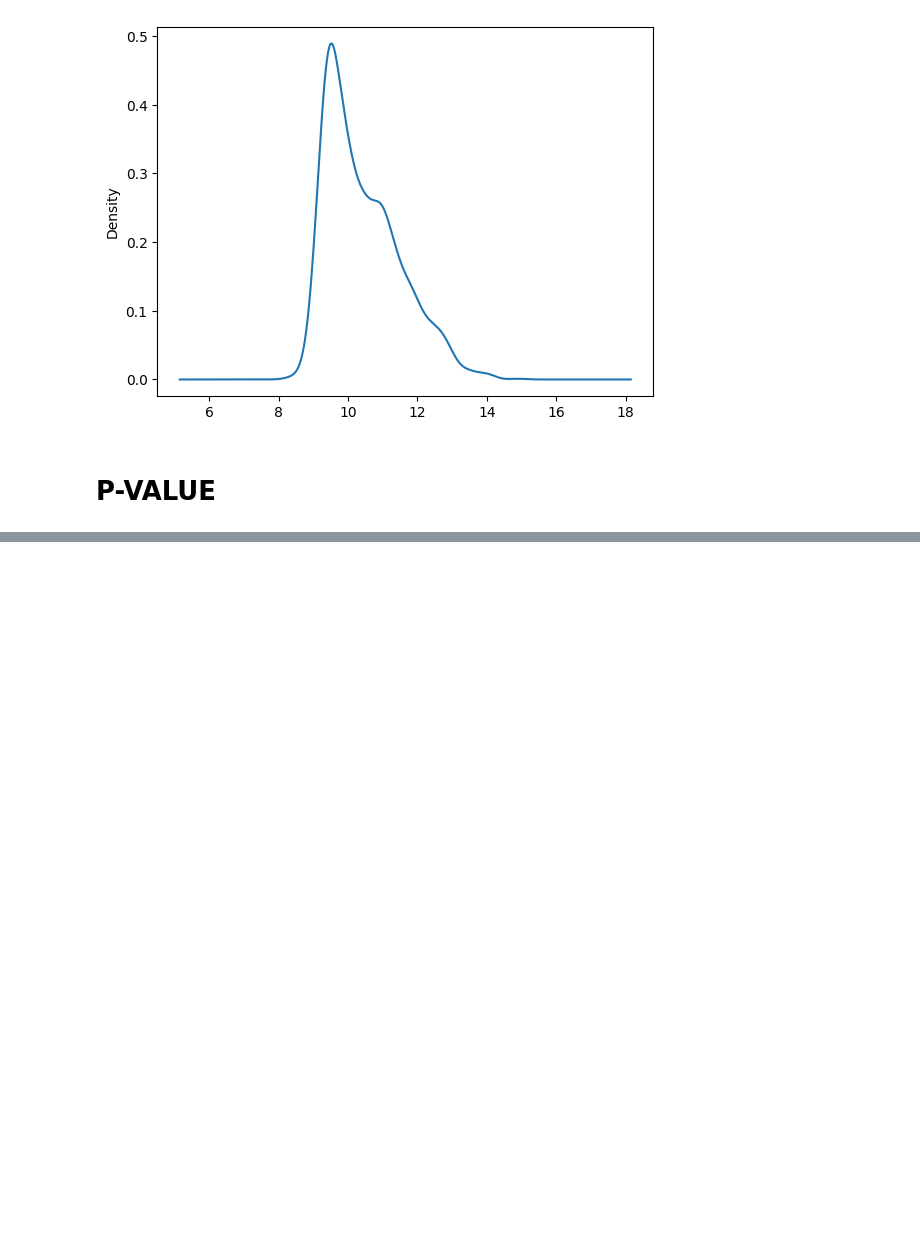
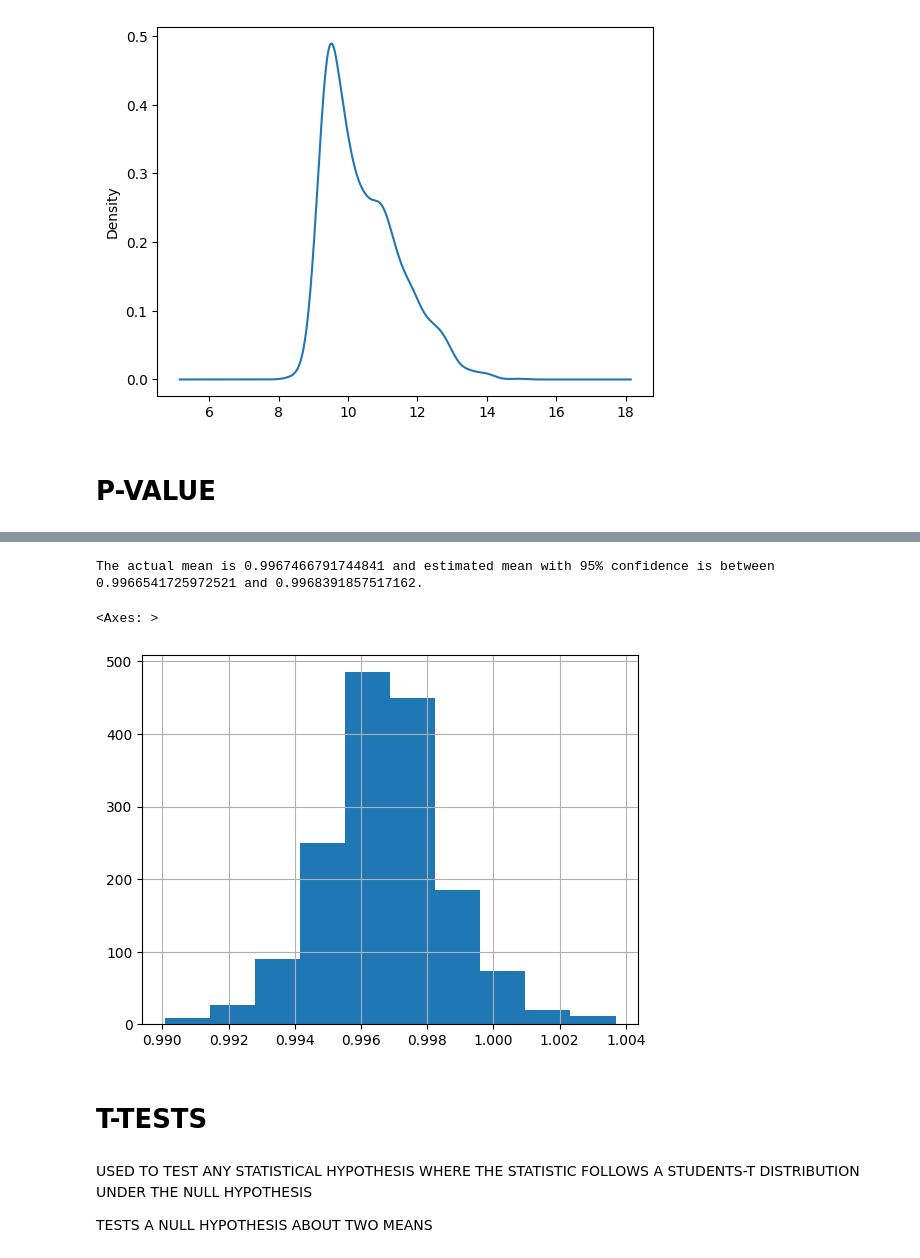
Before and after one commit to Euan-J-Austin/Data_Analytics_and_Intelligence, a Jupyter notebook: INTERMEDIATE_STATISTICS.ipynb, the cells around one changed output, grey strips where cells are left out. Saved outputs shown, nothing was run; the diff lists cells and outputs as text; code cells hidden in the pictures; blank space fills up the shorter version.

Commit message:
Statistical tests.

```diff
--- a/INTERMEDIATE_STATISTICS.ipynb
+++ b/INTERMEDIATE_STATISTICS.ipynb
@@ -79,0 +158,19 @@ IF H0 IS SACHERTORTE PREVENTS MORTALITY AND H1 IS SACHERTORTE GUARANTEES IMMORTA
+# %%
+# CI OF THE DENSITY MEAN
+
+confInt(df.density)
+# %% [output]
+The actual mean is 0.9967466791744841 and estimated mean with 95% confidence is between 0.9966541725972521 and 0.9968391857517162.
+# %%
+# HISTOGRAM OF THE DENSITY MEAN
+
+df.density.hist()
+# %% [output]
+<Axes: >
+[figure, added]
+# %% [markdown]
+# T-TESTS
+# %% [markdown]
+USED TO TEST ANY STATISTICAL HYPOTHESIS WHERE THE STATISTIC FOLLOWS A STUDENTS-T DISTRIBUTION UNDER THE NULL HYPOTHESIS
+
+TESTS A NULL HYPOTHESIS ABOUT TWO MEANS
```
Also changed, not shown: parts of 33 cells of this notebook.
